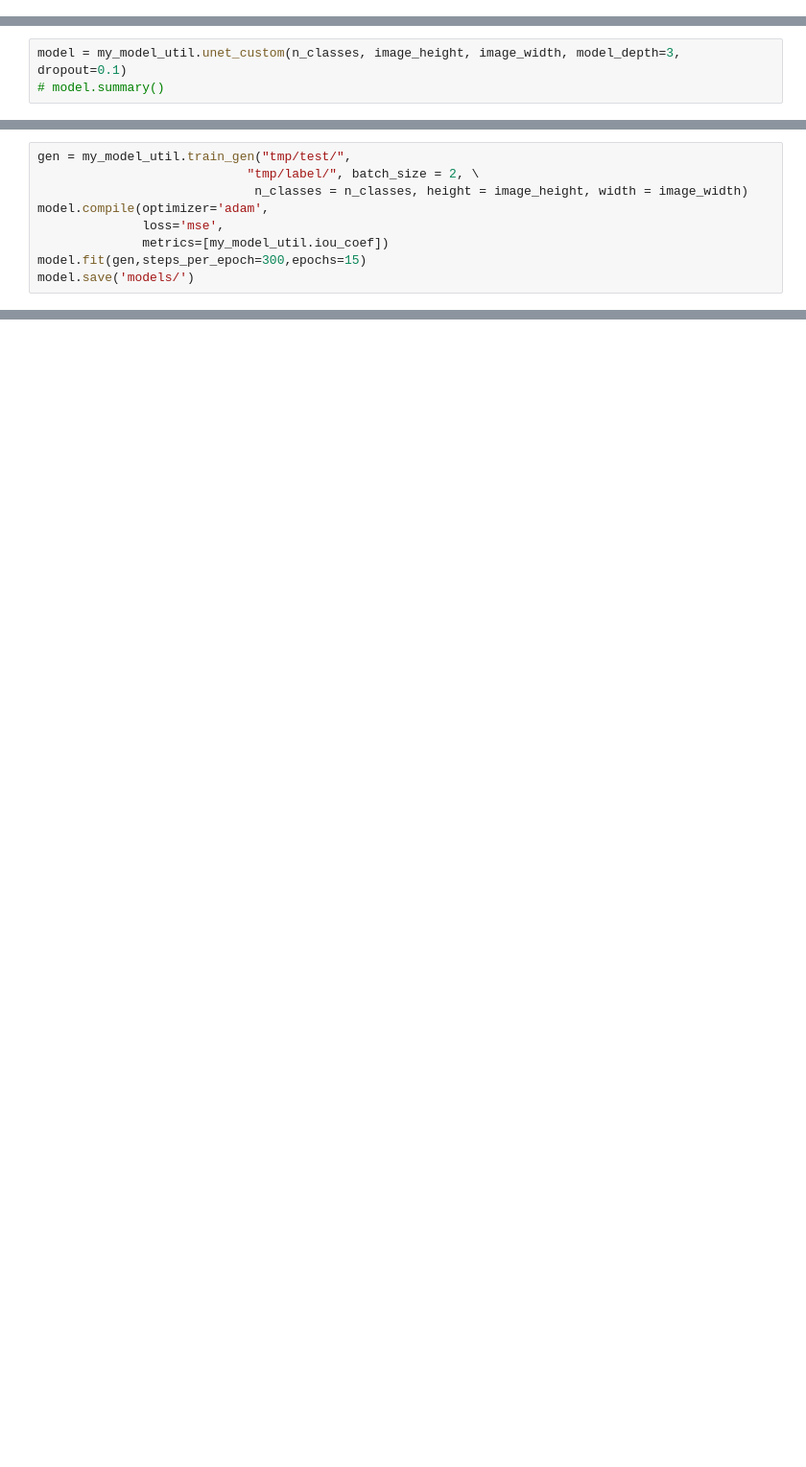
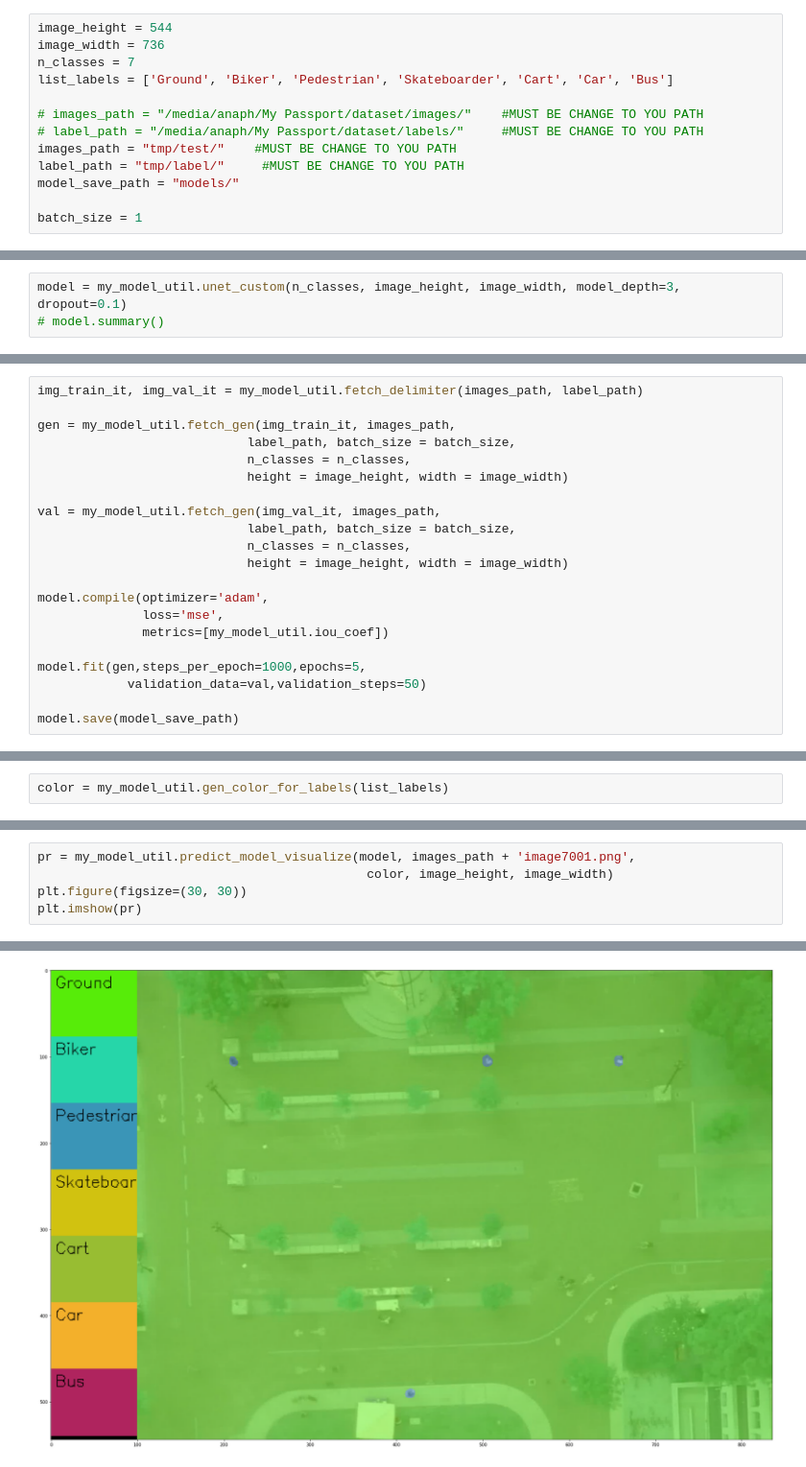
Before and after one commit to Anaph/Image_Segmentation, a Jupyter notebook: Image_Segmentation.ipynb, the cells around one changed output, grey strips where cells are left out. Shown at 96% size. Saved outputs shown, nothing was run; the diff lists cells and outputs as text; blank space fills up the shorter version.

Commit message:
Made small comments on functions, fixed a bug with data generation and added a function for dividing the dataset

```diff
--- a/Image_Segmentation.ipynb
+++ b/Image_Segmentation.ipynb
@@ -26,0 +35,13 @@ n_classes = 7
+# %%
+image_height = 544
+image_width = 736
+n_classes = 7
+list_labels = ['Ground', 'Biker', 'Pedestrian', 'Skateboarder', 'Cart', 'Car', 'Bus']
+
+# images_path = "/media/anaph/My Passport/dataset/images/"    #MUST BE CHANGE TO YOU PATH
+# label_path = "/media/anaph/My Passport/dataset/labels/"     #MUST BE CHANGE TO YOU PATH
+images_path = "tmp/test/"    #MUST BE CHANGE TO YOU PATH
+label_path = "tmp/label/"     #MUST BE CHANGE TO YOU PATH
+model_save_path = "models/"
+
+batch_size = 1
@@ -30,9 +55,21 @@ model = my_model_util.unet_custom(n_classes, image_height, image_width, model_de
 # %%
-gen = my_model_util.train_gen("tmp/test/",
-                            "tmp/label/", batch_size = 2, \
-                             n_classes = n_classes, height = image_height, width = image_width)
+img_train_it, img_val_it = my_model_util.fetch_delimiter(images_path, label_path)
+
+gen = my_model_util.fetch_gen(img_train_it, images_path,
+                            label_path, batch_size = batch_size,
+                            n_classes = n_classes,
+                            height = image_height, width = image_width)
+
+val = my_model_util.fetch_gen(img_val_it, images_path,
+                            label_path, batch_size = batch_size,
+                            n_classes = n_classes,
+                            height = image_height, width = image_width)
+
 model.compile(optimizer='adam',
               loss='mse',
               metrics=[my_model_util.iou_coef])
-model.fit(gen,steps_per_epoch=300,epochs=15)
-model.save('models/')
+
+model.fit(gen,steps_per_epoch=1000,epochs=5,
+            validation_data=val,validation_steps=50)
+
+model.save(model_save_path)
@@ -54,0 +90,2 @@ plt.imshow(o.astype('uint8'))
+# %%
+color = my_model_util.gen_color_for_labels(list_labels)
@@ -54,0 +94,6 @@ plt.imshow(o.astype('uint8'))
+# %%
+pr = my_model_util.predict_model_visualize(model, images_path + 'image7001.png',
+                                            color, image_height, image_width)
+plt.figure(figsize=(30, 30))
+plt.imshow(pr)
+# %% [output]
@@ -54,0 +101 @@ plt.imshow(o.astype('uint8'))
+[figure, added]
```
Also changed, not shown: parts of 16 cells of this notebook, 6 other files.
